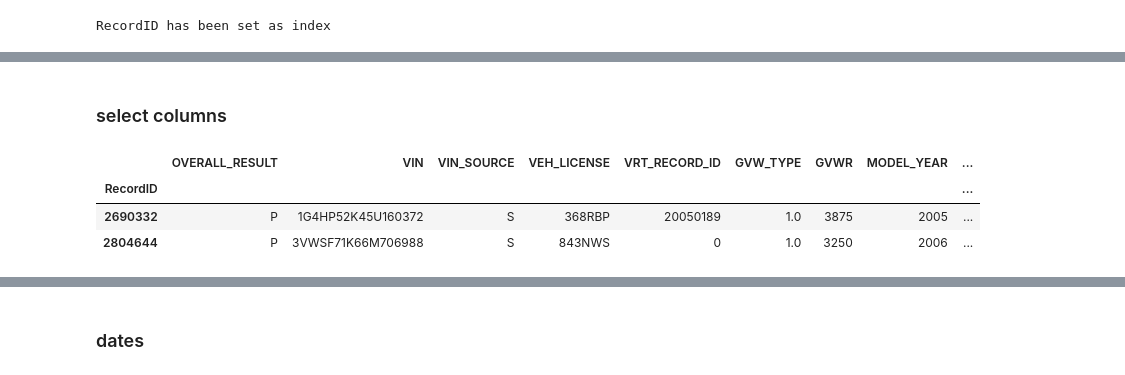
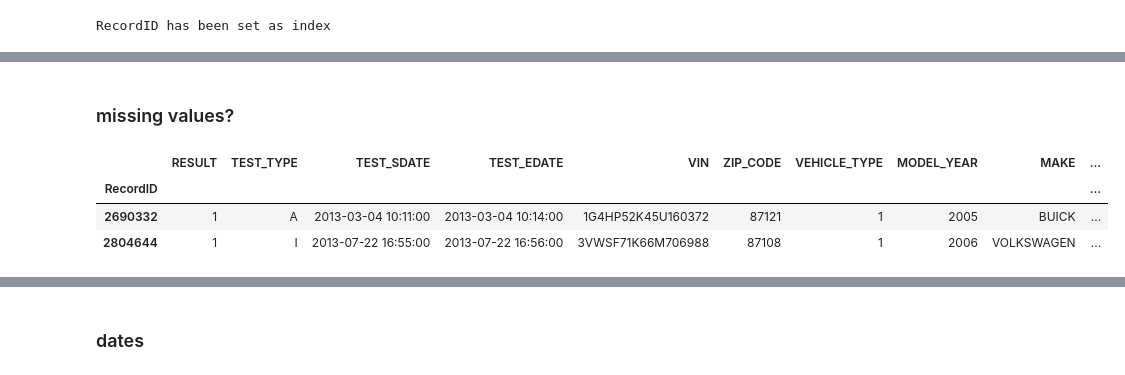
Before and after one commit to hanbo-e/wimlds_emissions, a Jupyter notebook: data_exploration_guli.ipynb, the cells around one changed output, grey strips where cells are left out. Cells and saved outputs as stored; diff of their text form; code cells hidden in the pictures.

Commit message:
cleaned the data

```diff
--- a/data_exploration_guli.ipynb
+++ b/data_exploration_guli.ipynb
@@ -94,0 +168,2 @@ RecordID has been set as index
+# %%
+df = df.drop(columns=['VID_TEST_TYPE'])
@@ -94,0 +184,3 @@ RecordID has been set as index
+# %%
+# drop GVW
+df = df.drop(columns=['GVW_TYPE'])
@@ -94,0 +218,16 @@ RecordID has been set as index
+# %%
+categorical_cols = ['TEST_TYPE',
+                    'TRANS_TYPE',
+                    'VEHICLE_TYPE',
+                    'FUEL_TYPE',
+                    'CYL']
+
+# distribution of categorical values in Pass and Fail data sets
+df['count'] = 1
+n = len(categorical_cols[1:])
+fig, axs = plt.subplots(n, 1, figsize=(5, 6*n))
+for col, ax in zip(categorical_cols[1:], axs.flat):
+    tmp = df.groupby(['RESULT', col])['count'].count().groupby('RESULT').apply(lambda x: 100*x/x.sum()).unstack(level=1)
+    tmp.plot(kind='bar', stacked=True, ax=ax)
+    ax.set_title(col)
+df = df.drop(columns=['count'])
@@ -95 +246,4 @@ RecordID has been set as index
+# %%
+# let's drop dual_exhaust
+df = df.drop(columns=['DUAL_EXHAUST'])
 # %% [markdown]
@@ -118,22 +344,9 @@ RecordID has been set as index
-# %% [markdown]
-### select columns
+# %% [markdown]
+### missing values?
 # %%
-# select the columns related to vehicle features
-vehicle_cols = ['OVERALL_RESULT',
-                 'VIN', 'VIN_SOURCE', 'VEH_LICENSE', 'VRT_RECORD_ID',
-                 'GVW_TYPE', 'GVWR',
-                 'MODEL_YEAR', 'MAKE', 'MODEL',
-                 'CYL', 'ENGINE_SIZE', 'TRANS_TYPE',
-                 'DUAL_EXHAUST',
-                 'ODOMETER', 'FUEL_TYPE', 'VEHICLE_TYPE',
-                 'EMISS_COST',
-                 'ZIP_CODE', 'CERTIFICATION',
-                 'TEST_TYPE', 'VID_TEST_TYPE',
-                 'TEST_SDATE', 'TEST_EDATE']
-df = df_all[vehicle_cols].copy()
 df.head(2)
 # %% [output]
-|  | OVERALL_RESULT | VIN | VIN_SOURCE | VEH_LICENSE | VRT_RECORD_ID | GVW_TYPE | GVWR | MODEL_YEAR | ... |
-| RecordID |  |  |  |  |  |  |  |  | ... |
-| 2690332 | P | 1G4HP52K45U160372 | S | 368RBP | 20050189 | 1.0 | 3875 | 2005 | ... |
-| 2804644 | P | 3VWSF71K66M706988 | S | 843NWS | 0 | 1.0 | 3250 | 2006 | ... |
+|  | RESULT | TEST_TYPE | TEST_SDATE | TEST_EDATE | VIN | ZIP_CODE | VEHICLE_TYPE | MODEL_YEAR | MAKE | ... |
+| RecordID |  |  |  |  |  |  |  |  |  | ... |
+| 2690332 | 1 | A | 2013-03-04 10:11:00 | 2013-03-04 10:14:00 | 1G4HP52K45U160372 | 87121 | 1 | 2005 | BUICK | ... |
+| 2804644 | 1 | I | 2013-07-22 16:55:00 | 2013-07-22 16:56:00 | 3VWSF71K66M706988 | 87108 | 1 | 2006 | VOLKSWAGEN | ... |
```
Also changed, not shown: parts of 101 cells of this notebook.
